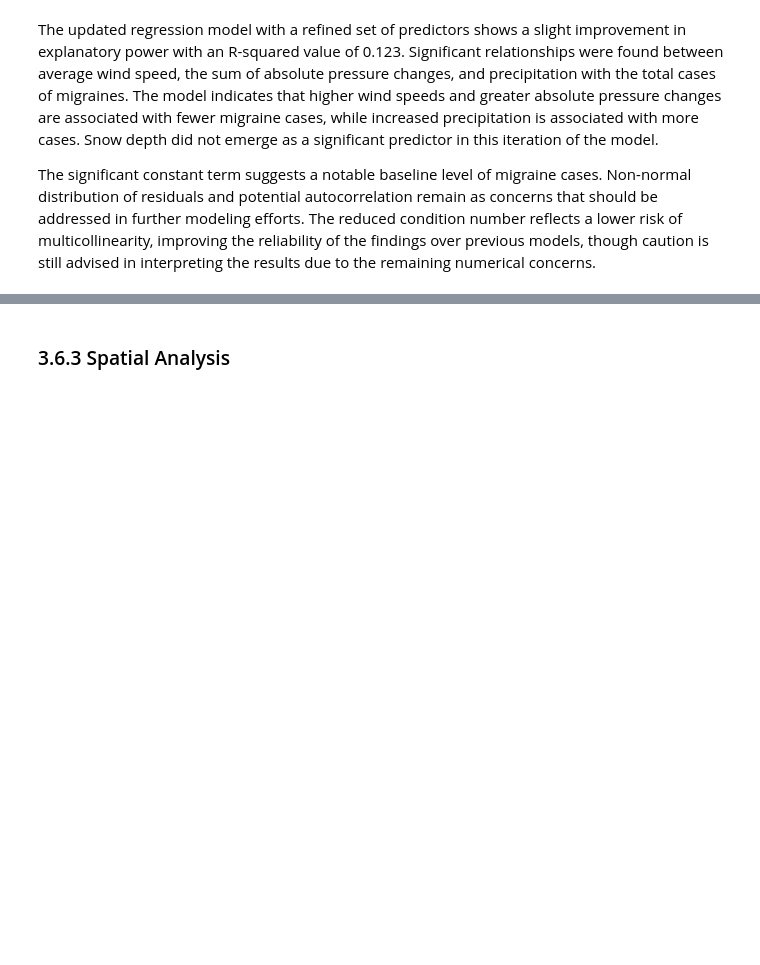
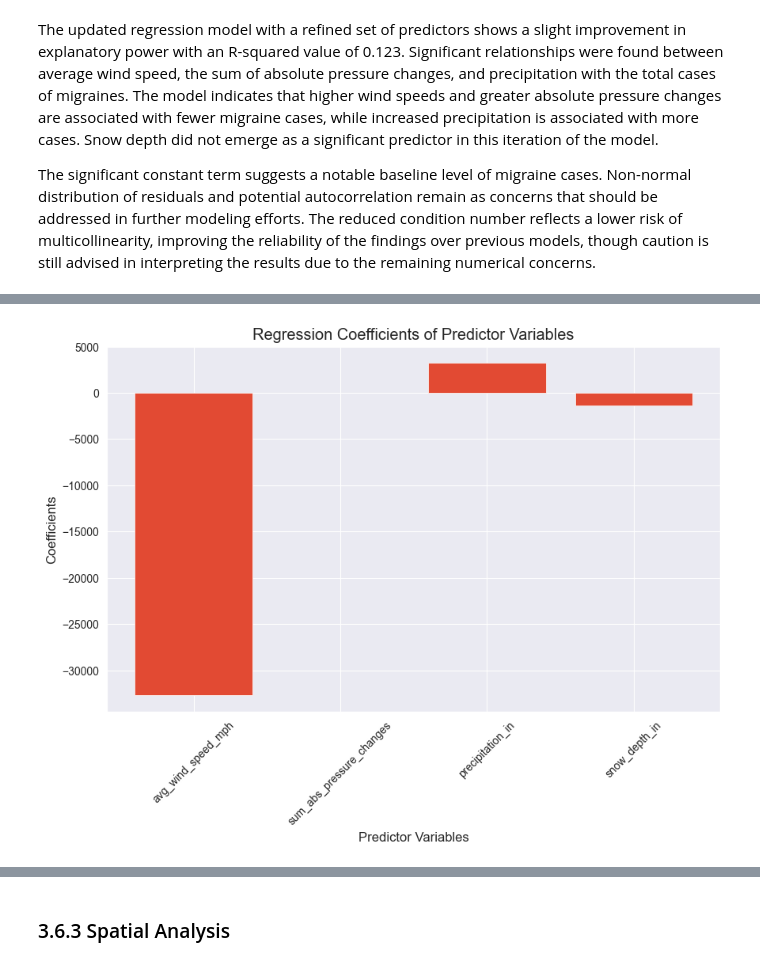
Before and after one commit to christinedbaxter/analyticsCapstone, a Jupyter notebook: notebooks/03_data_analysis.ipynb, the cells around one changed output, grey strips where cells are left out. Saved outputs shown, nothing was run; the diff lists cells and outputs as text; code cells hidden in the pictures; blank space fills up the shorter version.

Commit message:
updated Regression Analysis section, added graphs to img folder

```diff
--- a/notebooks/03_data_analysis.ipynb
+++ b/notebooks/03_data_analysis.ipynb
@@ -608,3 +609,16 @@ Notes:
 [1] Standard Errors assume that the covariance matrix of the errors is correctly specified.
 [2] The condition number is large, 1.23e+04. This might indicate that there are
 strong multicollinearity or other numerical problems.
+# %%
+# Bar Graph for Coefficients
+coef = model.params[1:]  # Excluding the intercept
+predictors = coef.index
+plt.figure(figsize=(10, 6))
+plt.bar(predictors, coef)
+plt.xlabel('Predictor Variables')
+plt.ylabel('Coefficients')
+plt.title('Regression Coefficients of Predictor Variables')
+plt.xticks(rotation=45)
+plt.show()
+# %% [output]
+[figure, added]
```
Also changed, not shown: parts of 10 cells of this notebook, 7 other files.
